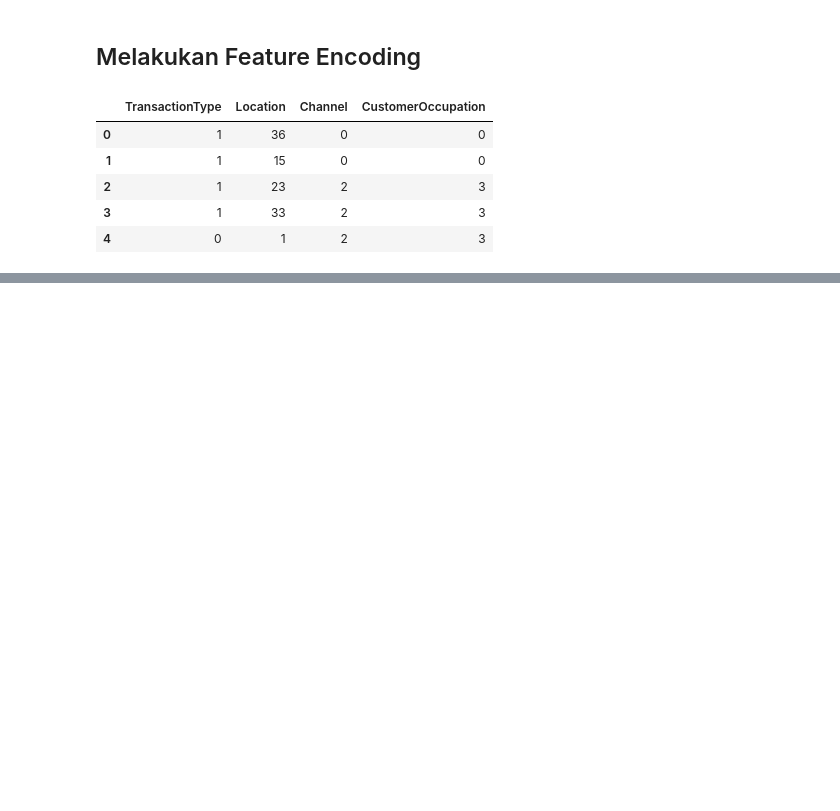
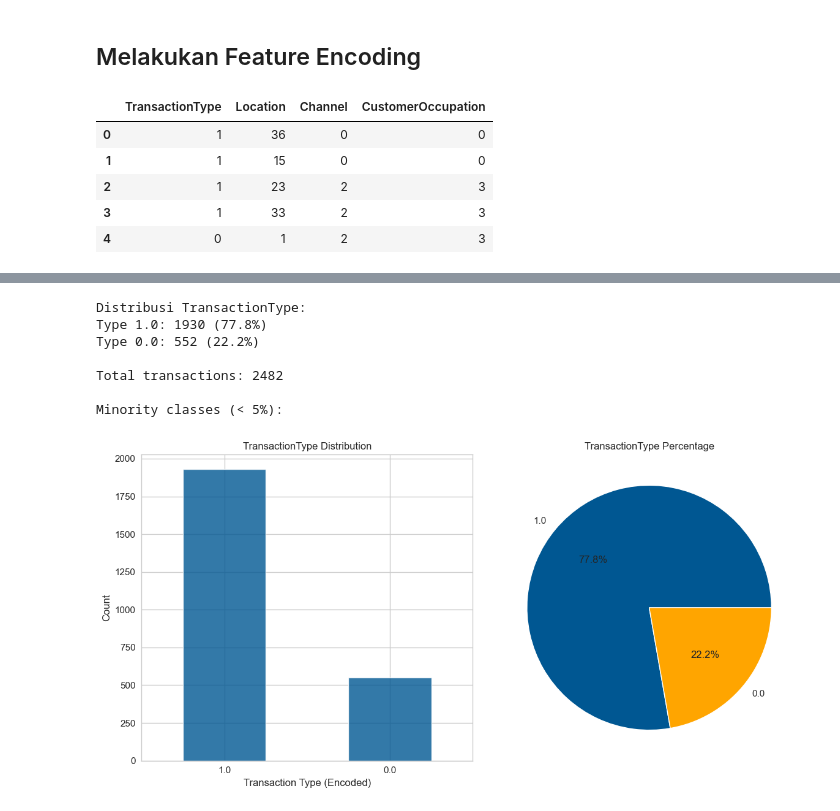
Before and after one commit to BagasNuryaman15/BMLP_SatriaDirgantaraNuryaman, a Jupyter notebook: [Clustering]BMLP_SatriaDirgantaraNuryaman.ipynb, the cells around one changed output, grey strips where cells are left out. Cells and saved outputs as stored; diff of their text form; code cells hidden in the pictures; blank space fills up the shorter version.

```diff
--- a/[Clustering]BMLP_SatriaDirgantaraNuryaman.ipynb
+++ b/[Clustering]BMLP_SatriaDirgantaraNuryaman.ipynb
@@ -1321,0 +1679,46 @@ procesed_df[categorical_features].head()
+# %%
+# ================= Analisis TransactionType Imbalance ==============
+# Cek distribusi TransactionType
+tx_type_dist = procesed_df['TransactionType'].value_counts()
+print('Distribusi TransactionType:')
+for value, count in tx_type_dist.items():
+    percentage = (count/len(procesed_df))*100
+    print(f'Type {value}: {count} ({percentage:.1f}%)')
+
+print(f'\nTotal transactions: {len(procesed_df)}')
+
+# Identifikasi minority class
+minority_threshold = len(procesed_df) * 0.05
+minority_classes = tx_type_dist[tx_type_dist < minority_threshold]
+
+print(f'\nMinority classes (< 5%):')
+for cls, count in minority_classes.items():
+    percentage = (count/len(procesed_df))*100
+    print(f'  Type {cls}: {count} ({percentage:.1f}%) - RARE CLASS')
+
+# Visualisasi imbalance
+plt.figure(figsize=(12, 6))
+
+plt.subplot(1, 2, 1)
+tx_type_dist.plot(kind='bar', color='#005792', alpha=0.8)
+plt.title('TransactionType Distribution')
+plt.xlabel('Transaction Type (Encoded)')
+plt.ylabel('Count')
+plt.xticks(rotation=0)
+
+plt.subplot(1, 2, 2)
+tx_type_dist.plot(kind='pie', autopct='%1.1f%%', colors=['#005792', '#FFA500', '#32CD32', '#FF6347', '#9370DB'])
+plt.title('TransactionType Percentage')
+plt.ylabel('')
+
+plt.tight_layout()
+plt.show()
+# %% [output]
+Distribusi TransactionType:
+Type 1.0: 1930 (77.8%)
+Type 0.0: 552 (22.2%)
+
+Total transactions: 2482
+
+Minority classes (< 5%):
+[figure, added]
```
Also changed, not shown: parts of 28 cells of this notebook, 1 other file.
